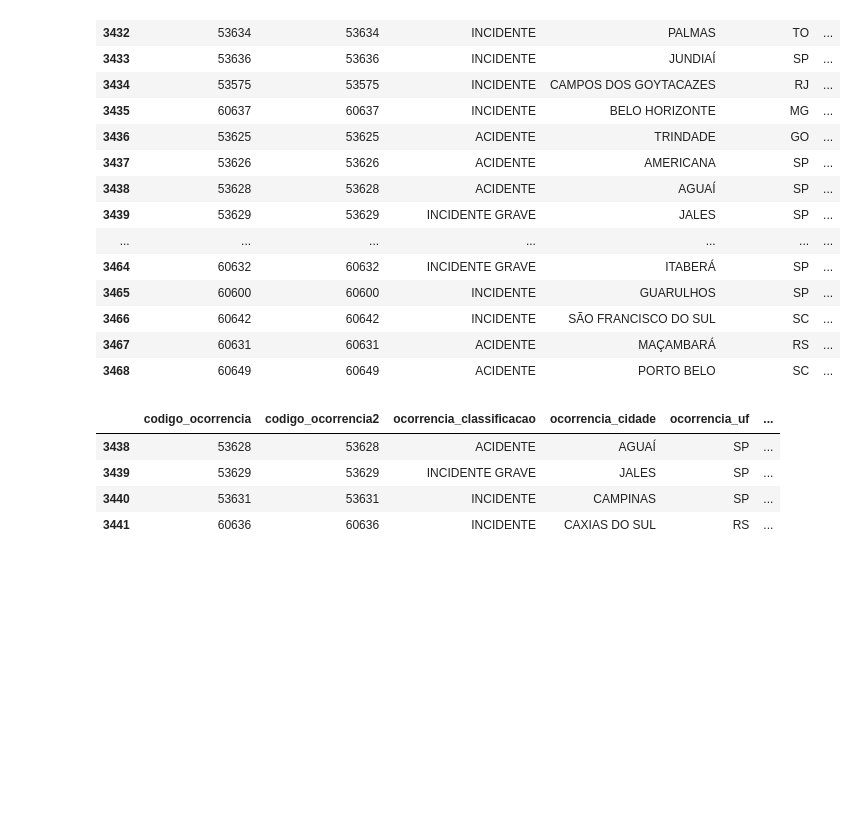
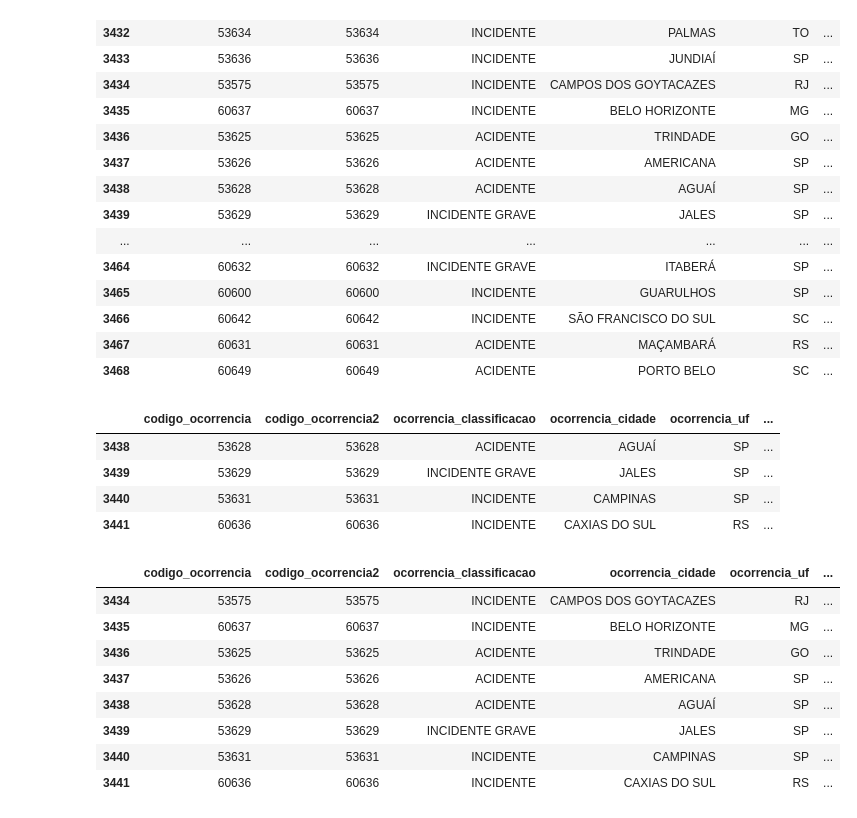
Before and after one commit to angelacpd/etl-dio, a Jupyter notebook: Transform.ipynb, the cells around one changed output. Drawn from its saved outputs; the diff is of its cells as text; code cells hidden in the pictures; blank space fills up the shorter version.

Commit message:
Concatenate date and time. Filter by time range.

```diff
--- a/Transform.ipynb
+++ b/Transform.ipynb
@@ -498,3 +498,19 @@ df.loc[filter1 & filter2 & filter3]
 | 3439 | 53629 | 53629 | INCIDENTE GRAVE | JALES | SP | ... |
 | 3440 | 53631 | 53631 | INCIDENTE | CAMPINAS | SP | ... |
 | 3441 | 60636 | 60636 | INCIDENTE | CAXIAS DO SUL | RS | ... |
+# %%
+# Filter by date: ocorrencia_dia where year is 2015, month is 12, and days from 3 to 8
+filter1 = df.ocorrencia_dia.dt.year == 2015
+filter2 = df.ocorrencia_dia.dt.month == 12
+filter3 = (df.ocorrencia_dia.dt.day >= 3) & (df.ocorrencia_dia.dt.day <= 8)
+df.loc[filter1 & filter2 & filter3]
+# %% [output]
+|  | codigo_ocorrencia | codigo_ocorrencia2 | ocorrencia_classificacao | ocorrencia_cidade | ocorrencia_uf | ... |
+| 3434 | 53575 | 53575 | INCIDENTE | CAMPOS DOS GOYTACAZES | RJ | ... |
+| 3435 | 60637 | 60637 | INCIDENTE | BELO HORIZONTE | MG | ... |
+| 3436 | 53625 | 53625 | ACIDENTE | TRINDADE | GO | ... |
+| 3437 | 53626 | 53626 | ACIDENTE | AMERICANA | SP | ... |
+| 3438 | 53628 | 53628 | ACIDENTE | AGUAÍ | SP | ... |
+| 3439 | 53629 | 53629 | INCIDENTE GRAVE | JALES | SP | ... |
+| 3440 | 53631 | 53631 | INCIDENTE | CAMPINAS | SP | ... |
+| 3441 | 60636 | 60636 | INCIDENTE | CAXIAS DO SUL | RS | ... |
```
Also changed, not shown: parts of 6 cells of this notebook.
